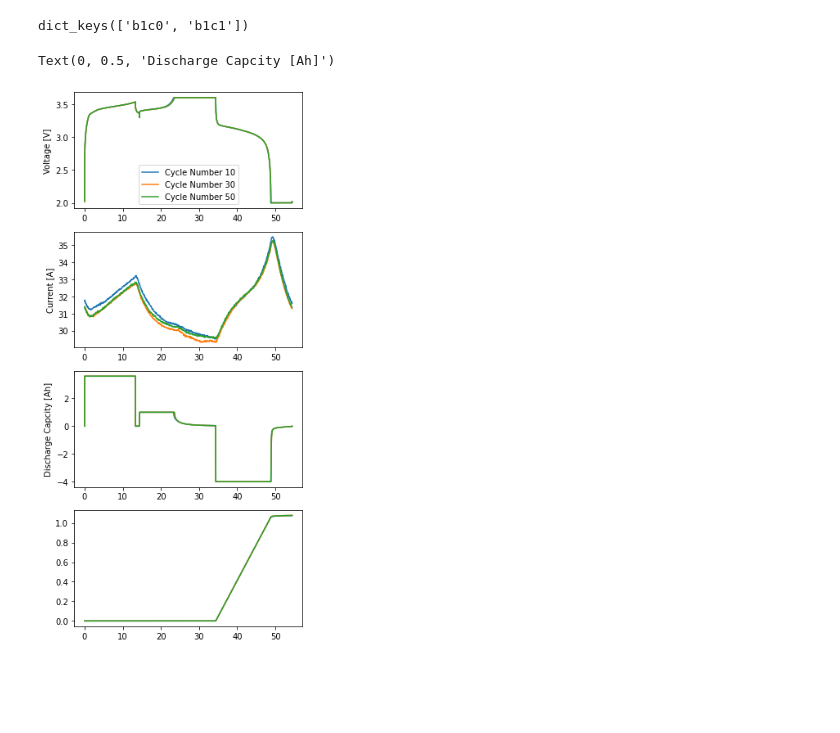
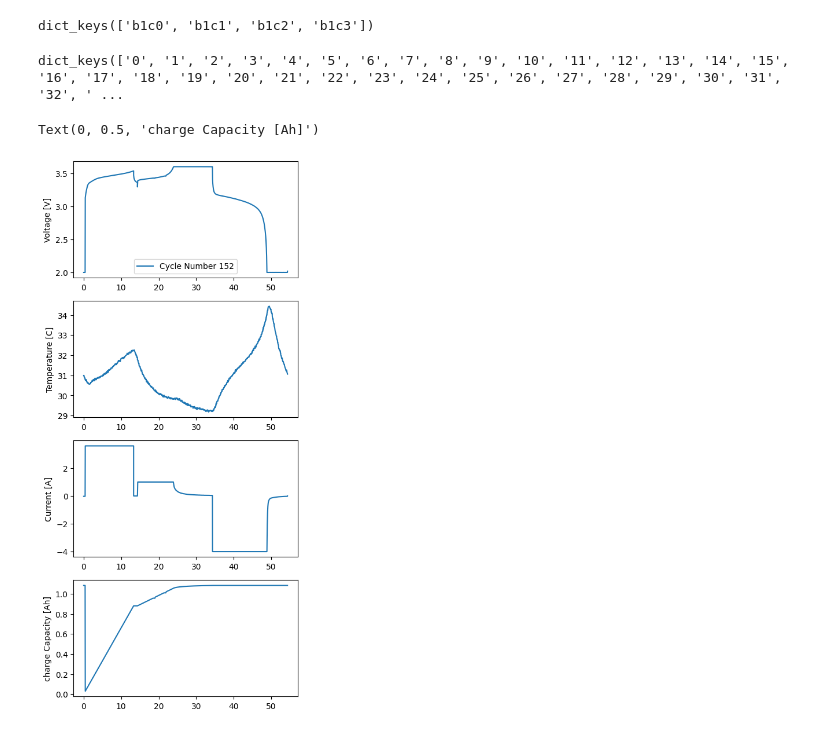
Before and after one commit to amalss18/10701-mvf-bto, a Jupyter notebook: src/mvf_bto/Data Loading and Exploration.ipynb, the cells around one changed output. Cells and saved outputs as stored; diff of their text form; code cells hidden in the pictures; blank space fills up the shorter version.

Commit message:
add charging curve (first part, not generalized between batteries)

```diff
--- a/src/mvf_bto/Data Loading and Exploration.ipynb
+++ b/src/mvf_bto/Data Loading and Exploration.ipynb
@@ -4,31 +4,34 @@ import matplotlib.pyplot as plt
 
 from mvf_bto.data_loading import load_data
 # %%
-data_path = "/Users/anoushkabhutani/PycharmProjects/10701-mvf-bto/data/2017-05-12_batchdata_updated_struct_errorcorrect.mat"
+# data_path = "/Users/anoushkabhutani/PycharmProjects/10701-mvf-bto/data/2017-05-12_batchdata_updated_struct_errorcorrect.mat"
+data_path = "/Users/mac/Desktop/CMU/10701MachineLearning/project/10701-mvf-bto-backup/data/2017-05-12_batchdata_updated_struct_errorcorrect.mat"
 # %%
-data = load_data(file_path= data_path, num_cells= 2)
+data = load_data(file_path= data_path, num_cells= 4)
 # %%
 # IDs for battery data loaded
 data.keys()
 # %% [output]
-dict_keys(['b1c0', 'b1c1'])
+dict_keys(['b1c0', 'b1c1', 'b1c2', 'b1c3'])
 # %%
-single_cell_data = data['b1c0']['cycles']
+single_cell_data = data['b1c2']['cycles']
 single_cell_data.keys()
+# %% [output]
+dict_keys(['0', '1', '2', '3', '4', '5', '6', '7', '8', '9', '10', '11', '12', '13', '14', '15', '16', '17', '18', '19', '20', '21', '22', '23', '24', '25', '26', '27', '28', '29', '30', '31', '32', ' ...
 # %%
 fig, ax = plt.subplots(4, 1, figsize=(5, 4 * 3))
-cycles_to_plot = [10,30,50]
+cycles_to_plot = [152]
 
 for cycle_num in cycles_to_plot:
     time_series = single_cell_data[str(cycle_num)]
     sns.lineplot(x=time_series['t'], y=time_series['V'], ax=ax[0], label = f"Cycle Number {cycle_num}")
     sns.lineplot(x=time_series['t'], y=time_series['T'], ax=ax[1])
     sns.lineplot(x=time_series['t'], y=time_series['I'], ax=ax[2])
-    sns.lineplot(x=time_series['t'], y=time_series['Qd'], ax=ax[3])
+    sns.lineplot(x=time_series['t'], y=time_series['Qc'], ax=ax[3])
 ax[0].set_ylabel("Voltage [V]")
 ax[1].set_ylabel("Temperature [C]")
-ax[1].set_ylabel("Current [A]")
-ax[2].set_ylabel("Discharge Capacity [Ah]")
+ax[2].set_ylabel("Current [A]")
+ax[3].set_ylabel("charge Capacity [Ah]")
 # %% [output]
-Text(0, 0.5, 'Discharge Capcity [Ah]')
+Text(0, 0.5, 'charge Capacity [Ah]')
-[figure, old version]
+[figure, new version]
```
Also changed, not shown: parts of 1 cell of this notebook, 1 other file.
